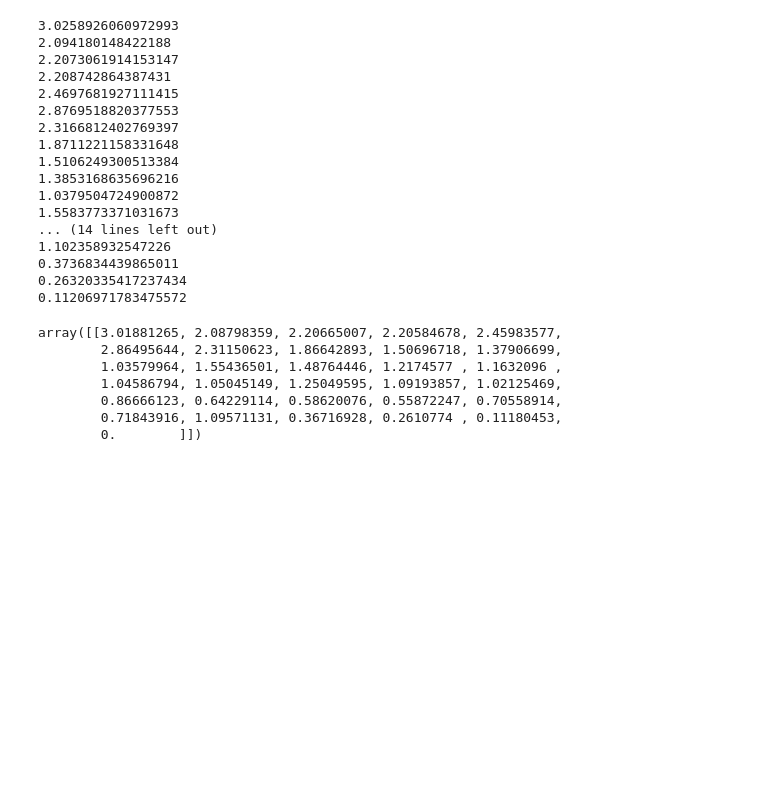
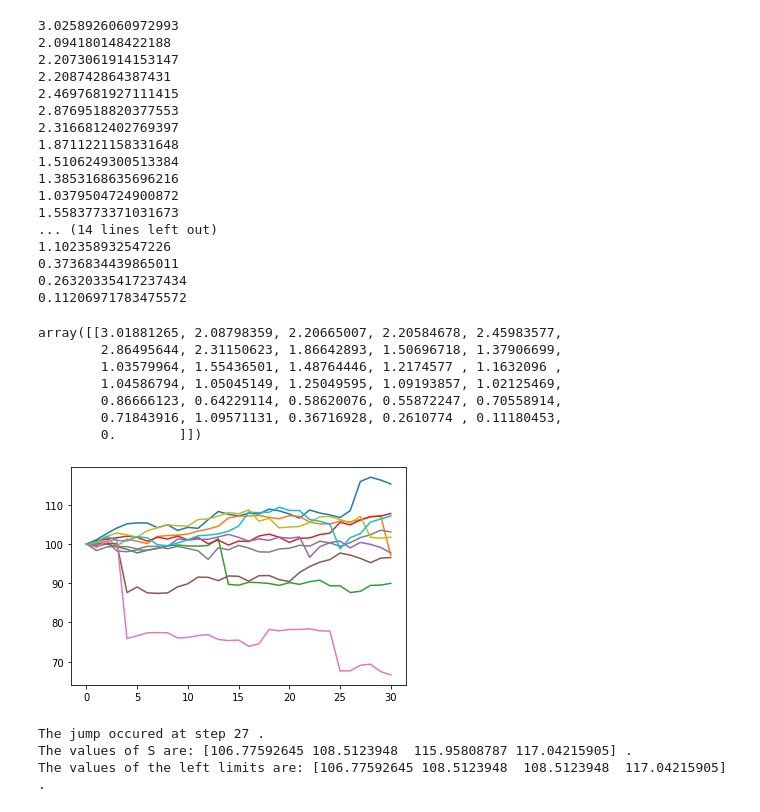
Before and after one commit to lara2302/deep_hedging, a Jupyter notebook: colab/HedgingViaFiniteDifferences.ipynb, the cells around one changed output. Cells and saved outputs as stored; diff of their text form; code cells hidden in the pictures; blank space fills up the shorter version.

```diff
--- a/colab/HedgingViaFiniteDifferences.ipynb
+++ b/colab/HedgingViaFiniteDifferences.ipynb
@@ -598,0 +669,27 @@ array([[3.01881265, 2.08798359, 2.20665007, 2.20584678, 2.45983577,
+# %%
+import matplotlib.pyplot as plt
+
+result = MertonJumpProcess(S0=100,mu=3,r=0.0,sig=0.2,lam=1.5,
+                      muJ=-0.05,sigJ=0.1,risk_neutral=True).gen_path(length=30/365,time_step=30,num_paths=10)
+
+S = result[0]
+S_leftlimit = result[1]
+plt.plot(np.transpose(S))
+plt.show()
+# %% [output]
+[figure, added]
+# %%
+jump = np.where(S_leftlimit[0] != S[0])
+if np.shape(jump) == (1,0):
+  print("No jumps occured.")
+else:
+  jump = int(jump[0])
+  print("The jump occured at step",jump,".")
+  S_values = S[0][jump-2:jump+2]
+  S_leftlimit_values = S_leftlimit[0][jump-2:jump+2]
+  print("The values of S are:", S_values,".")
+  print("The values of the left limits are:", S_leftlimit_values,".")
+# %% [output]
+The jump occured at step 27 .
+The values of S are: [106.77592645 108.5123948  115.95808787 117.04215905] .
+The values of the left limits are: [106.77592645 108.5123948  108.5123948  117.04215905] .
```
Also changed, not shown: parts of 15 cells of this notebook.
